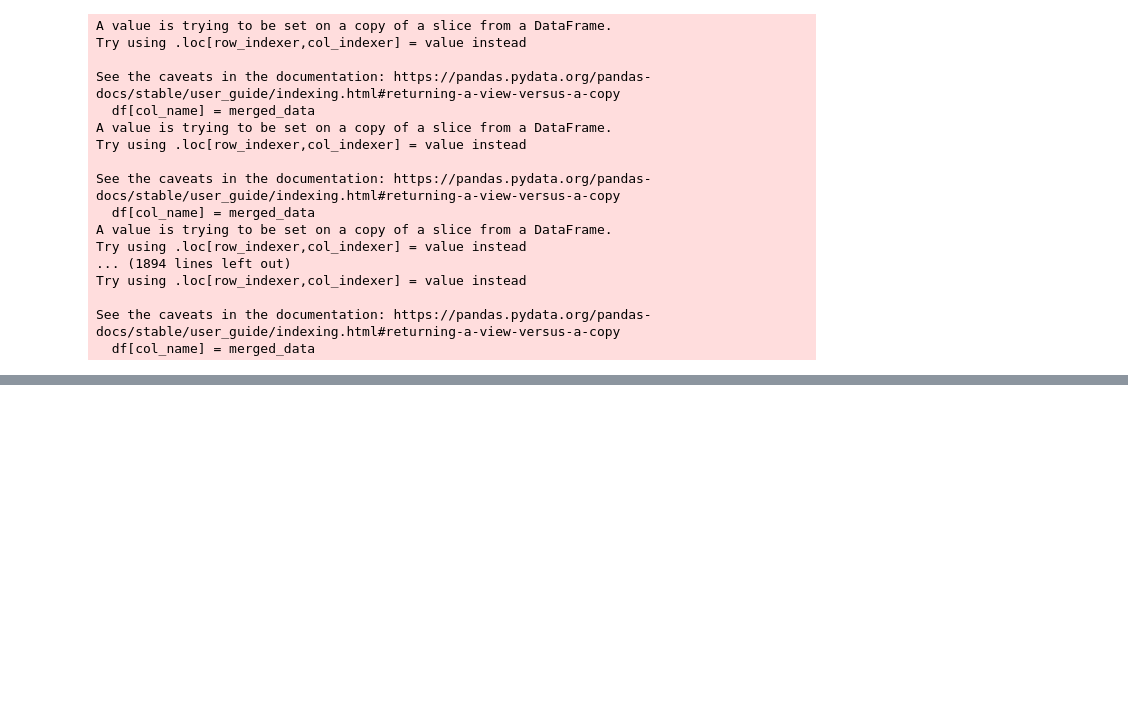
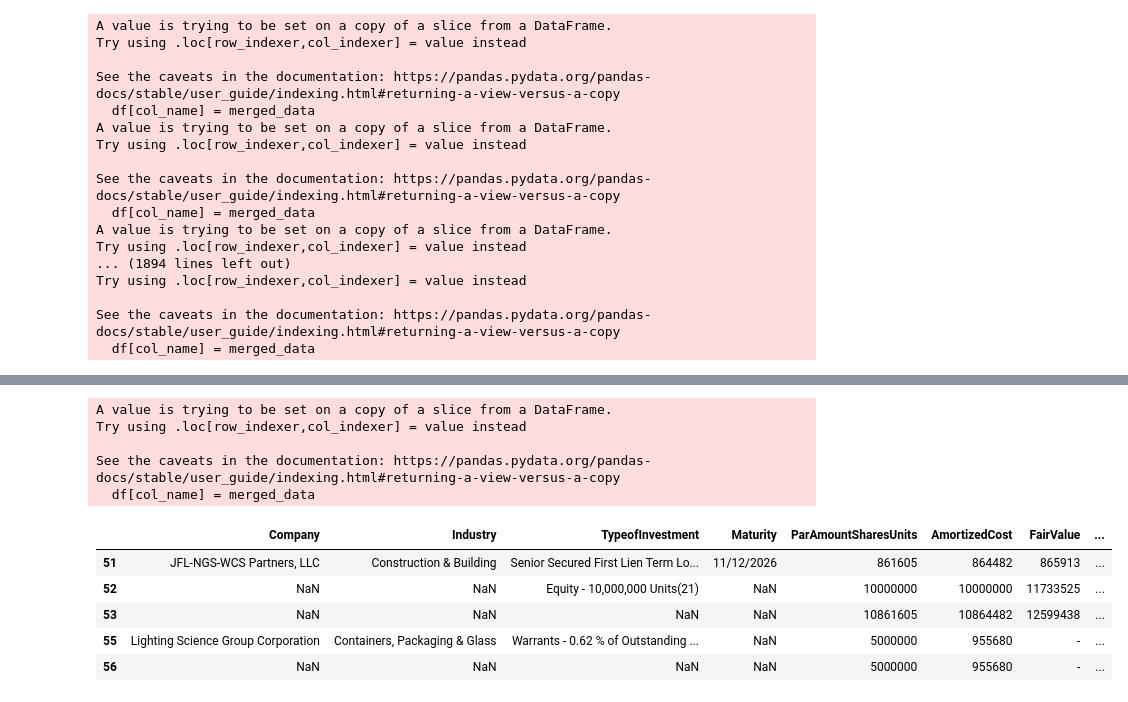
Before and after one commit to Coffee-Code-Philly-Accelerator/sec_filings, a Jupyter notebook: debugging.ipynb, the cells around one changed output, grey strips where cells are left out. Saved outputs shown, nothing was run; the diff lists cells and outputs as text; code cells hidden in the pictures; blank space fills up the shorter version.

```diff
--- a/debugging.ipynb
+++ b/debugging.ipynb
@@ -610,0 +774,18 @@ See the caveats in the documentation: https://pandas.pydata.org/pandas-docs/stab
+# %%
+df = _clean_qtr(r"C:\Users\pysol\Desktop\projects\sec_filings\1490349\2023-09-30\Schedule_of_Investments_0.csv")
+df1 = _clean_qtr(r'C:\Users\pysol\Desktop\projects\sec_filings\1490349\2023-09-30\Schedule_of_Investments_1.csv')
+df2 = _clean_qtr(r'C:\Users\pysol\Desktop\projects\sec_filings\1490349\2023-09-30\Schedule_of_Investments_2.csv')
+df3 = _clean_qtr(r'C:\Users\pysol\Desktop\projects\sec_filings\1490349\2023-09-30\Schedule_of_Investments_3.csv')
+df.tail()
+# %% [output]
+A value is trying to be set on a copy of a slice from a DataFrame.
+Try using .loc[row_indexer,col_indexer] = value instead
+
+See the caveats in the documentation: https://pandas.pydata.org/pandas-docs/stable/user_guide/indexing.html#returning-a-view-versus-a-copy
+  df[col_name] = merged_data
+|  | Company | Industry | TypeofInvestment | Maturity | ParAmountSharesUnits | AmortizedCost | FairValue | ... |
+| 51 | JFL-NGS-WCS Partners, LLC | Construction & Building | Senior Secured First Lien Term Lo... | 11/12/2026 | 861605 | 864482 | 865913 | ... |
+| 52 | NaN | NaN | Equity - 10,000,000 Units(21) | NaN | 10000000 | 10000000 | 11733525 | ... |
+| 53 | NaN | NaN | NaN | NaN | 10861605 | 10864482 | 12599438 | ... |
+| 55 | Lighting Science Group Corporation | Containers, Packaging & Glass | Warrants - 0.62 % of Outstanding ... | NaN | 5000000 | 955680 | - | ... |
+| 56 | NaN | NaN | NaN | NaN | 5000000 | 955680 | - | ... |
```
Also changed, not shown: parts of 6 cells of this notebook.
